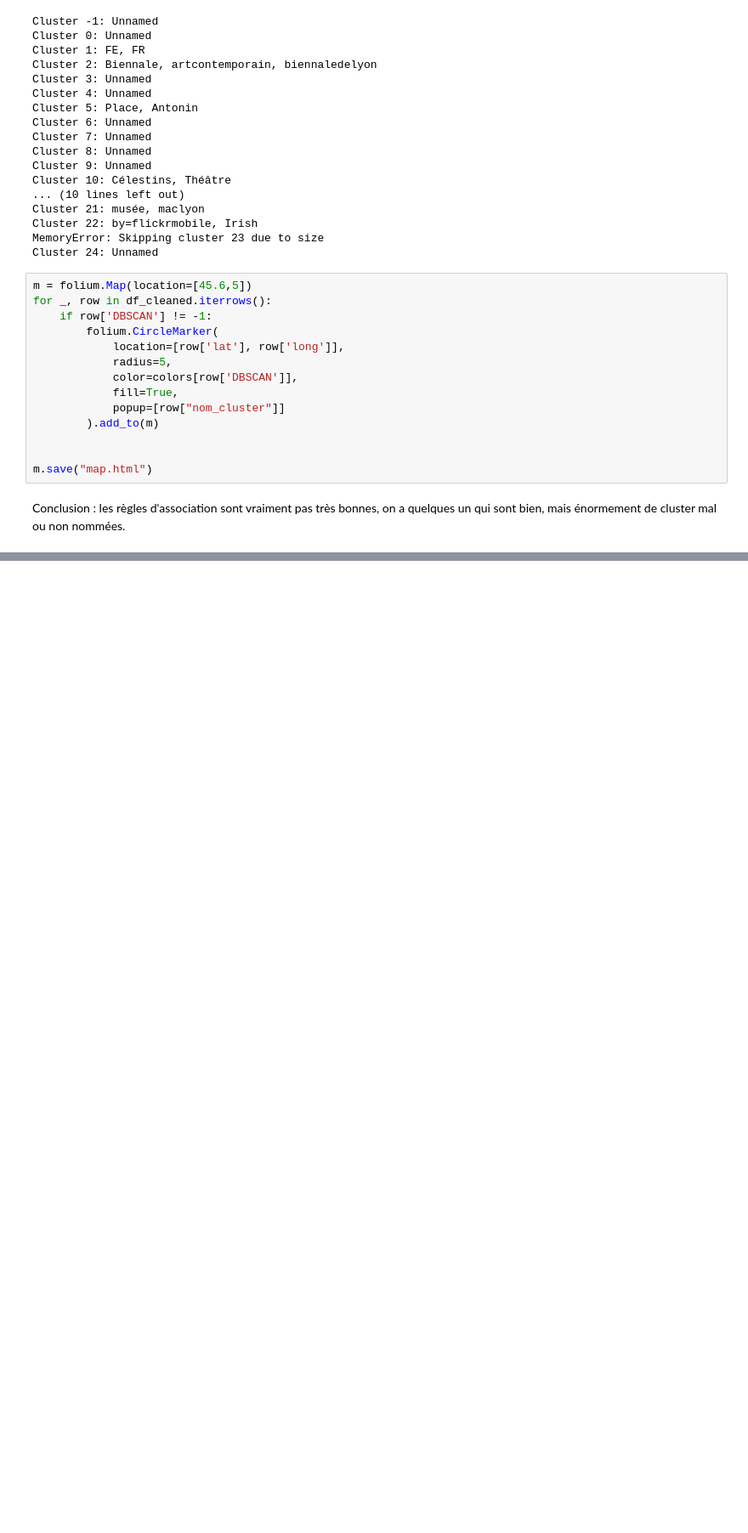
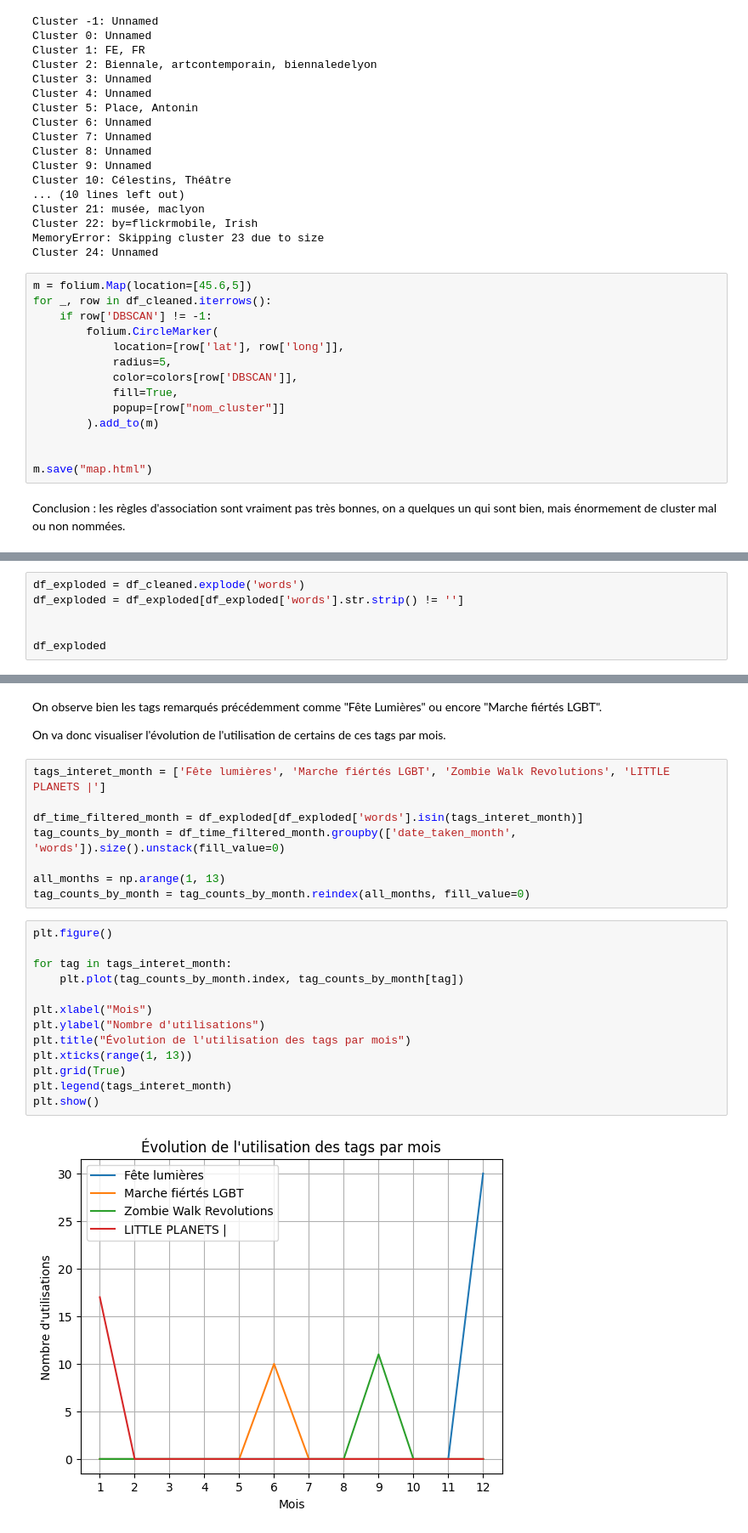
Before and after one commit to CLEMS3/LyonPhoto-DataMining, a Jupyter notebook: project.ipynb, the cells around one changed output, grey strips where cells are left out. Shown at 85% size. Drawn from its saved outputs; the diff is of its cells as text; blank space fills up the shorter version.

```diff
--- a/project.ipynb
+++ b/project.ipynb
@@ -1034,0 +1037,6 @@ Conclusion : les règles d'association sont vraiment pas très bonnes, on a quel
+# %%
+df_exploded = df_cleaned.explode('words')
+df_exploded = df_exploded[df_exploded['words'].str.strip() != '']
+
+
+df_exploded
@@ -1034,0 +1116,27 @@ Conclusion : les règles d'association sont vraiment pas très bonnes, on a quel
+# %% [markdown]
+On observe bien les tags remarqués précédemment comme "Fête Lumières" ou encore "Marche fiértés LGBT".
+
+On va donc visualiser l'évolution de l'utilisation de certains de ces tags par mois.
+# %%
+tags_interet_month = ['Fête lumières', 'Marche fiértés LGBT', 'Zombie Walk Revolutions', 'LITTLE PLANETS |']
+
+df_time_filtered_month = df_exploded[df_exploded['words'].isin(tags_interet_month)]
+tag_counts_by_month = df_time_filtered_month.groupby(['date_taken_month', 'words']).size().unstack(fill_value=0)
+
+all_months = np.arange(1, 13)
+tag_counts_by_month = tag_counts_by_month.reindex(all_months, fill_value=0)
+# %%
+plt.figure()
+
+for tag in tags_interet_month:
+    plt.plot(tag_counts_by_month.index, tag_counts_by_month[tag])
+
+plt.xlabel("Mois")
+plt.ylabel("Nombre d'utilisations")
+plt.title("Évolution de l'utilisation des tags par mois")
+plt.xticks(range(1, 13))
+plt.grid(True)
+plt.legend(tags_interet_month)
+plt.show()
+# %% [output]
+[figure, added]
```
Also changed, not shown: parts of 19 cells of this notebook.
